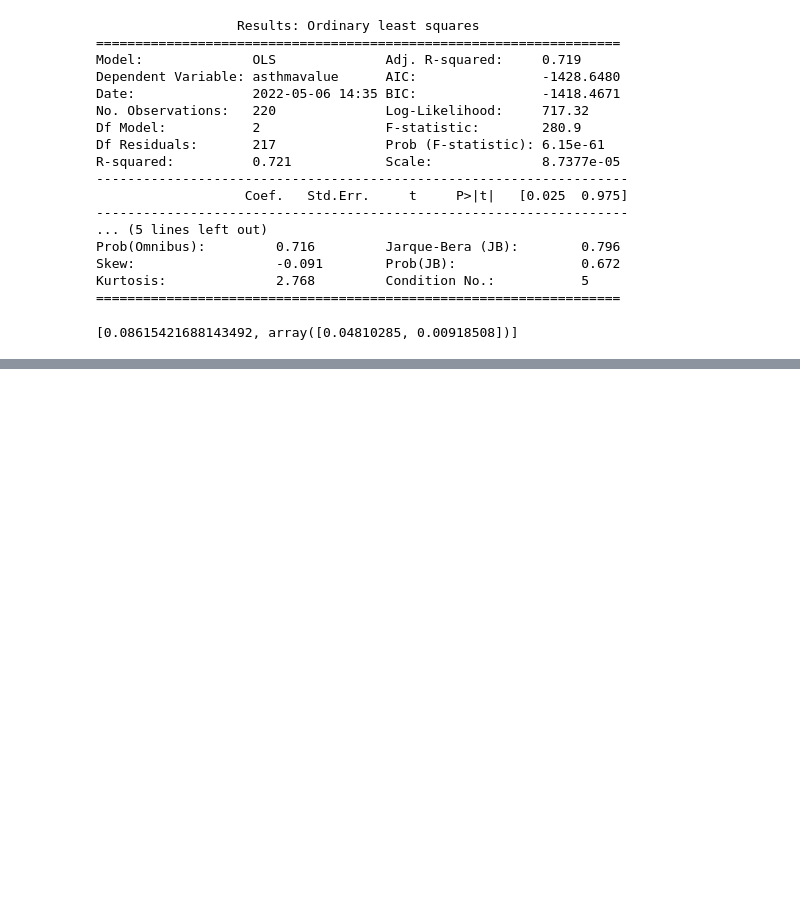
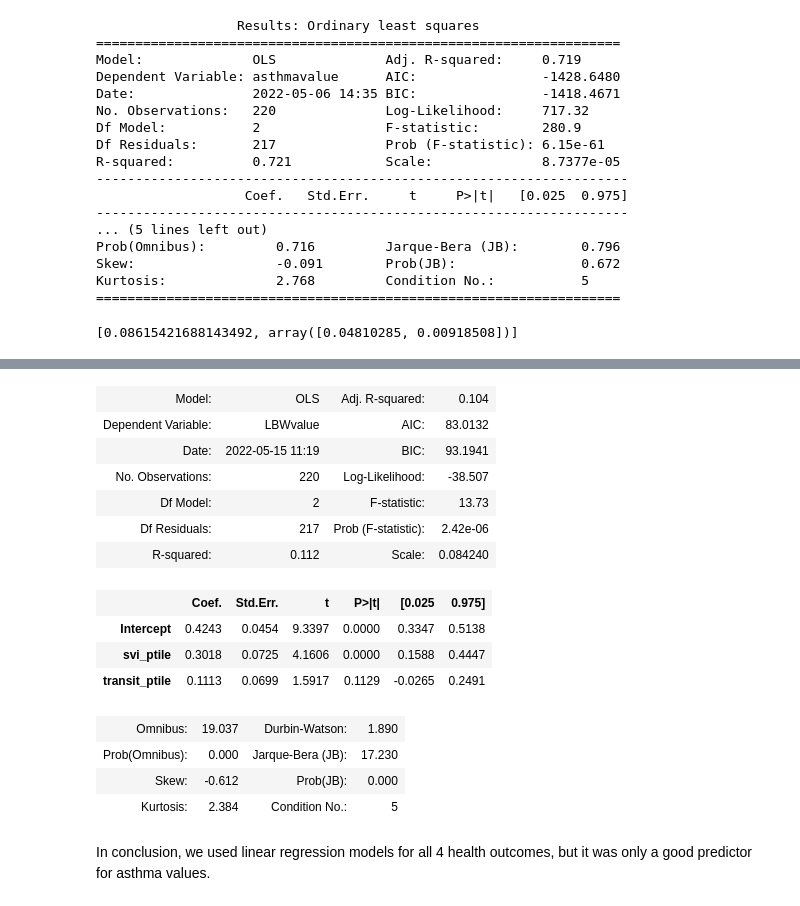
Before and after one commit to nfriedb1/DS4PH-Capstone-Neta-Xiang, a Jupyter notebook: DataSetUp.ipynb, the cells around one changed output, grey strips where cells are left out. Saved outputs shown, nothing was run; the diff lists cells and outputs as text; code cells hidden in the pictures; blank space fills up the shorter version.

```diff
--- a/DataSetUp.ipynb
+++ b/DataSetUp.ipynb
@@ -391,0 +472,21 @@ Kurtosis:              2.768         Condition No.:           5
+# %%
+finalfit4 = smf.ols('LBWvalue ~ svi_ptile + transit_ptile', data = df).fit()
+finalfit4.summary2()
+# %% [output]
+| Model: | OLS | Adj. R-squared: | 0.104 |
+| Dependent Variable: | LBWvalue | AIC: | 83.0132 |
+| Date: | 2022-05-15 11:19 | BIC: | 93.1941 |
+| No. Observations: | 220 | Log-Likelihood: | -38.507 |
+| Df Model: | 2 | F-statistic: | 13.73 |
+| Df Residuals: | 217 | Prob (F-statistic): | 2.42e-06 |
+| R-squared: | 0.112 | Scale: | 0.084240 |
+|  | Coef. | Std.Err. | t | P>|t| | [0.025 | 0.975] |
+| Intercept | 0.4243 | 0.0454 | 9.3397 | 0.0000 | 0.3347 | 0.5138 |
+| svi_ptile | 0.3018 | 0.0725 | 4.1606 | 0.0000 | 0.1588 | 0.4447 |
+| transit_ptile | 0.1113 | 0.0699 | 1.5917 | 0.1129 | -0.0265 | 0.2491 |
+| Omnibus: | 19.037 | Durbin-Watson: | 1.890 |
+| Prob(Omnibus): | 0.000 | Jarque-Bera (JB): | 17.230 |
+| Skew: | -0.612 | Prob(JB): | 0.000 |
+| Kurtosis: | 2.384 | Condition No.: | 5 |
+# %% [markdown]
+In conclusion, we used linear regression models for all 4 health outcomes, but it was only a good predictor for asthma values.
```
Also changed, not shown: parts of 8 cells of this notebook.
